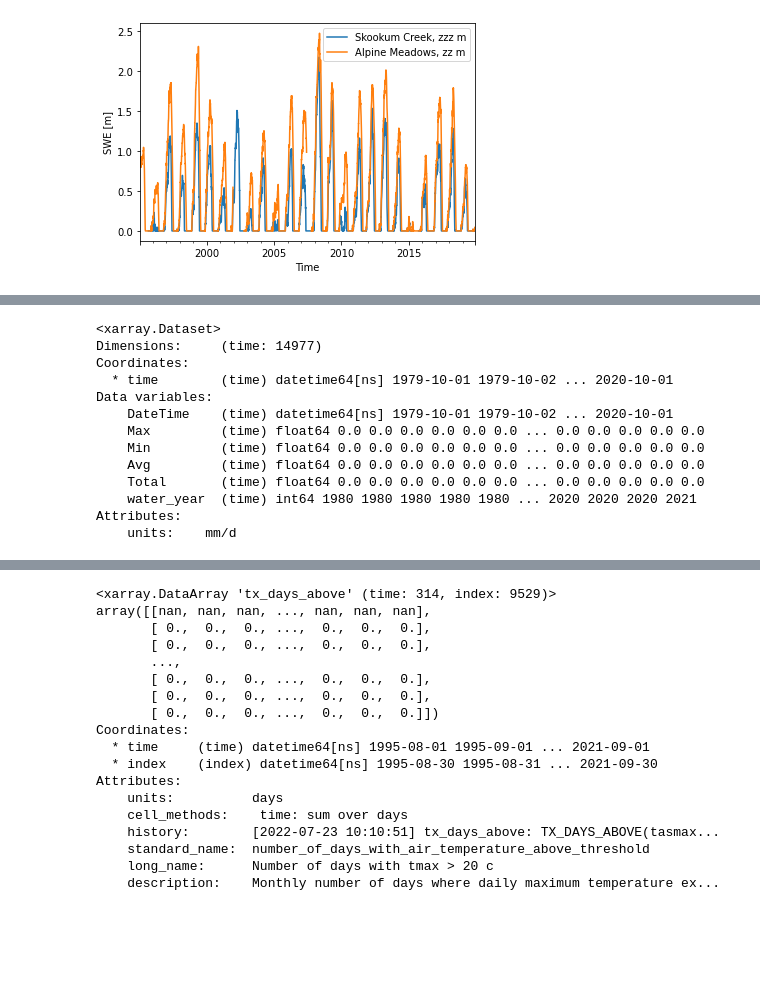
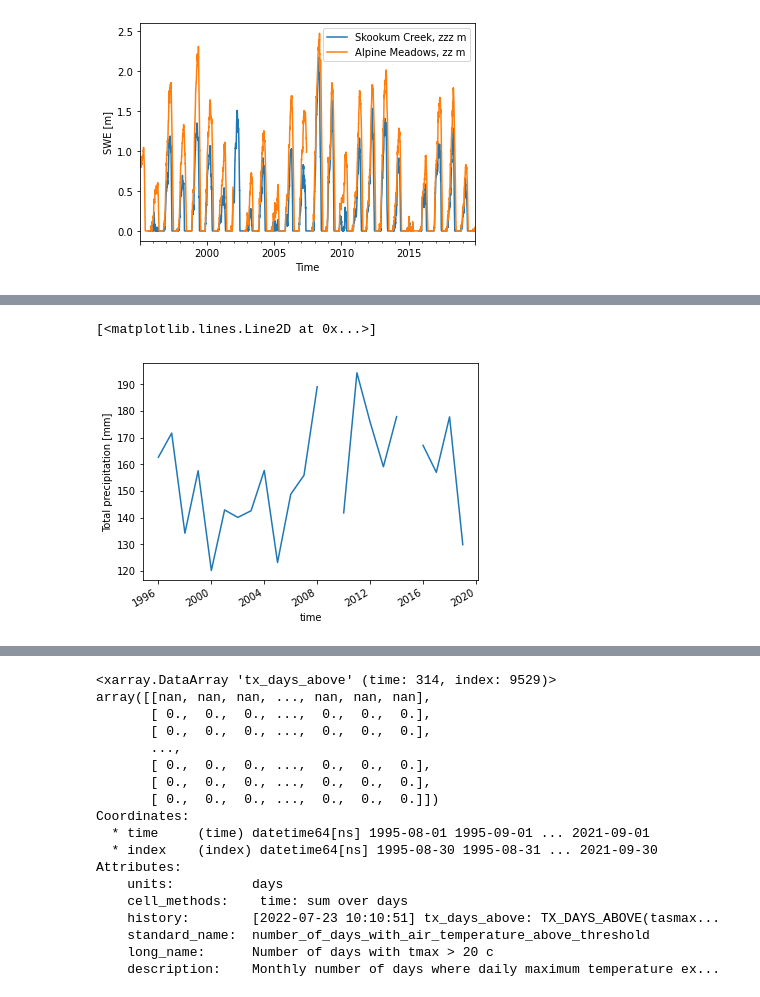
Before and after one commit to NCristea/Snow_SCL, a Jupyter notebook: compare_datasets.ipynb, the cells around one changed output, grey strips where cells are left out. Saved outputs shown, nothing was run; the diff lists cells and outputs as text; code cells hidden in the pictures; blank space fills up the shorter version.

Commit message:
plotted precip summary with xclim

```diff
--- a/compare_datasets.ipynb
+++ b/compare_datasets.ipynb
@@ -99,19 +83,0 @@ snotel_obs_Total['Max'].attrs = {"units": mm/d, '_FillValue': -999}
-# %%
-
-snotel_obs_SPU.Total.attrs['units'] = "mm/d"
-snotel_obs_SPU.attrs['units'] = "mm/d"
-snotel_obs_SPU
-# %% [output]
-<xarray.Dataset>
-Dimensions:     (time: 14977)
-Coordinates:
-  * time        (time) datetime64[ns] 1979-10-01 1979-10-02 ... 2020-10-01
-Data variables:
-    DateTime    (time) datetime64[ns] 1979-10-01 1979-10-02 ... 2020-10-01
-    Max         (time) float64 0.0 0.0 0.0 0.0 0.0 0.0 ... 0.0 0.0 0.0 0.0 0.0
-    Min         (time) float64 0.0 0.0 0.0 0.0 0.0 0.0 ... 0.0 0.0 0.0 0.0 0.0
-    Avg         (time) float64 0.0 0.0 0.0 0.0 0.0 0.0 ... 0.0 0.0 0.0 0.0 0.0
-    Total       (time) float64 0.0 0.0 0.0 0.0 0.0 0.0 ... 0.0 0.0 0.0 0.0 0.0
-    water_year  (time) int64 1980 1980 1980 1980 1980 ... 2020 2020 2020 2021
-Attributes:
-    units:    mm/d
@@ -117,0 +88,47 @@ Attributes:
+# %%
+def spu_snotel_data_xr(SPU_data_frame):
+    """get precip data in xclim format
+    add units for processing with xclim"""
+    #snotel_obs_SPU = SPU_data_frame.to_xarray()
+    SPU_data_frame.index.set_names('time', inplace=True)
+    #snotel_obs_SPU = xr.DataArray(
+    #    SPU_data_frame,
+    #    coords= [time_index],
+    #    dims= 'time',
+    #)
+    ds_snotel_obs_SPU = SPU_data_frame.to_xarray()
+    ds_snotel_obs_SPU['Max'].attrs['units'] = "mm/d"
+    ds_snotel_obs_SPU['Min'].attrs['units'] = "mm/d"
+    ds_snotel_obs_SPU['Total'].attrs['units'] = "mm/d"
+    return ds_snotel_obs_SPU
+
+
+def bcbq_snotel_data_xr(bcbq_data_frame):
+    """get precip data in xclim format
+    add units for processing with xclim"""
+    bcbq_data_frame.index.set_names('time', inplace=True)
+    snotel_obs = bcbq_data_frame.to_xarray()
+    #time_index = snotel_obs_.index
+    #time_index  = time_index.to_numpy()
+    #bcbq_data_frame_ = snotel_obs_.to_array
+
+    #snotel_obs = xr.DataArray(
+    #    bcbq_data_frame_,
+    #coords= [time_index],
+    #dims= 'time',
+    #)
+    snotel_obs.daily_P_in.attrs['units'] = "mm/d"
+    snotel_obs['Tmax_F'].attrs['units'] = "F"
+    snotel_obs['Tmin_F'].attrs['units'] = "F"
+    snotel_obs['Tmean_F'].attrs['units'] = "F"
+    snotel_obs['Tmean_C'].attrs['units'] = "C"
+    snotel_obs['SWE_in'].attrs['units'] = "in"
+    snotel_obs['SWE_m'].attrs['units'] = "m"
+    return snotel_obs
+# %%
+ds_bcbq_obs_SPU_skook = bcbq_snotel_data_xr(snotel_Skookum)
+out = xc.atmos.precip_accumulation(ds_bcbq_obs_SPU_skook.daily_P_in, freq="YS")
+out.plot()
+# %% [output]
+[<matplotlib.lines.Line2D at 0x...>]
+[figure, added]
```
Also changed, not shown: parts of 21 cells of this notebook.
